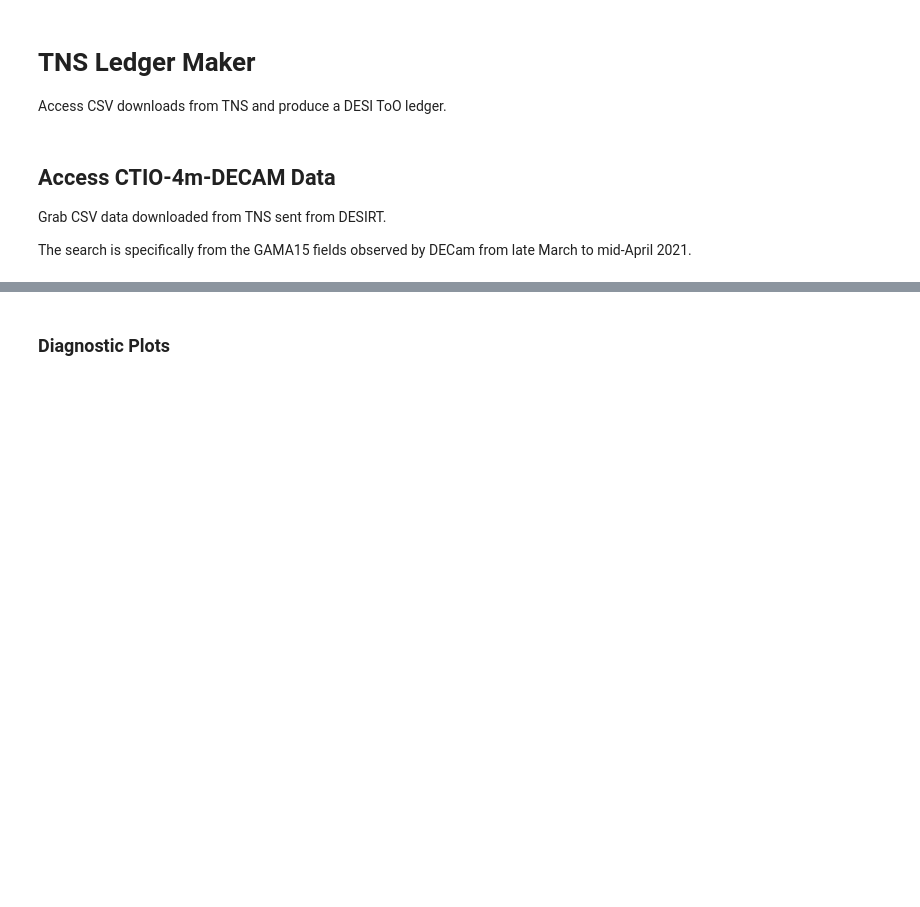
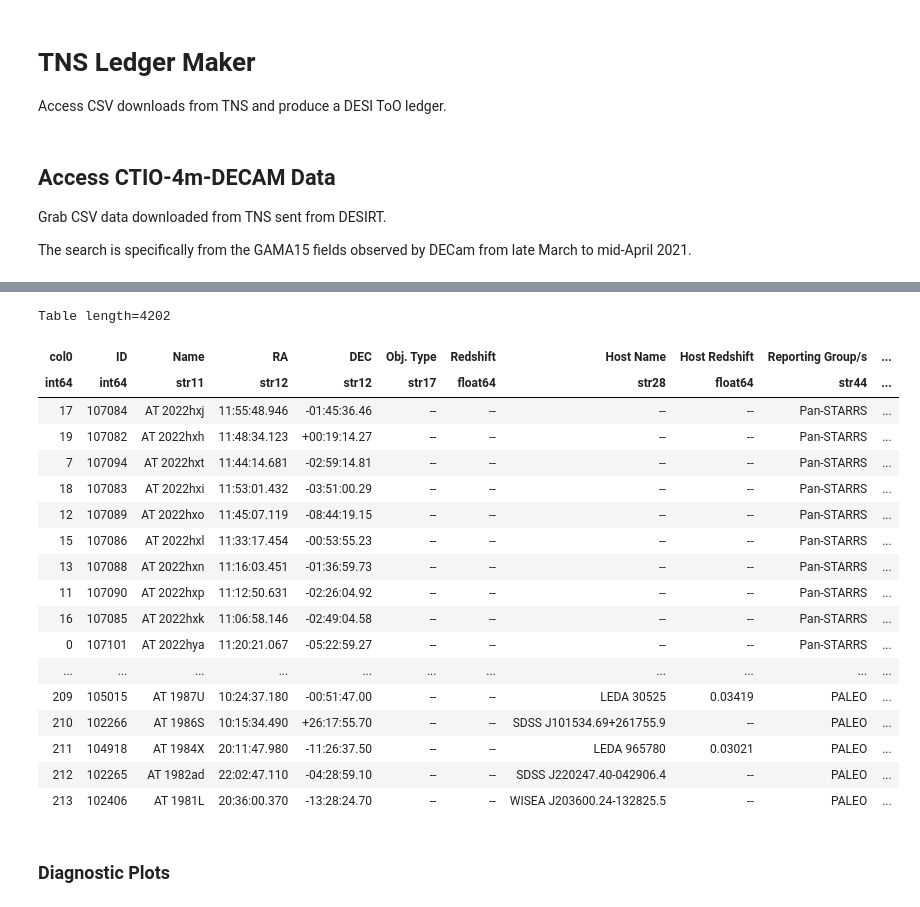
Before and after one commit to desihub/timedomain, a Jupyter notebook: too_ledgers/TNS_ledgermaker.ipynb, the cells around one changed output, grey strips where cells are left out. Saved outputs shown, nothing was run; the diff lists cells and outputs as text; code cells hidden in the pictures; blank space fills up the shorter version.

```diff
--- a/too_ledgers/TNS_ledgermaker.ipynb
+++ b/too_ledgers/TNS_ledgermaker.ipynb
@@ -54,3 +32,31 @@ Table length=276
+# %%
+# Cut out masked filters.
+select = ~data['Discovery Filter'].mask & ~data['Reporting Group/s'].mask
+data = data[select]
+data['Discovery Date (MJD)'] = Time(data['Discovery Date (UT)'], scale='utc').mjd
+data.sort('Discovery Date (MJD)', reverse=True)
+
+data
+# %% [output]
+Table length=4202
+| col0 | ID | Name | RA | DEC | Obj. Type | Redshift | Host Name | Host Redshift | Reporting Group/s | ... |
+| int64 | int64 | str11 | str12 | str12 | str17 | float64 | str28 | float64 | str44 | ... |
+| 17 | 107084 | AT 2022hxj | 11:55:48.946 | -01:45:36.46 | -- | -- | -- | -- | Pan-STARRS | ... |
+| 19 | 107082 | AT 2022hxh | 11:48:34.123 | +00:19:14.27 | -- | -- | -- | -- | Pan-STARRS | ... |
+| 7 | 107094 | AT 2022hxt | 11:44:14.681 | -02:59:14.81 | -- | -- | -- | -- | Pan-STARRS | ... |
+| 18 | 107083 | AT 2022hxi | 11:53:01.432 | -03:51:00.29 | -- | -- | -- | -- | Pan-STARRS | ... |
+| 12 | 107089 | AT 2022hxo | 11:45:07.119 | -08:44:19.15 | -- | -- | -- | -- | Pan-STARRS | ... |
+| 15 | 107086 | AT 2022hxl | 11:33:17.454 | -00:53:55.23 | -- | -- | -- | -- | Pan-STARRS | ... |
+| 13 | 107088 | AT 2022hxn | 11:16:03.451 | -01:36:59.73 | -- | -- | -- | -- | Pan-STARRS | ... |
+| 11 | 107090 | AT 2022hxp | 11:12:50.631 | -02:26:04.92 | -- | -- | -- | -- | Pan-STARRS | ... |
+| 16 | 107085 | AT 2022hxk | 11:06:58.146 | -02:49:04.58 | -- | -- | -- | -- | Pan-STARRS | ... |
+| 0 | 107101 | AT 2022hya | 11:20:21.067 | -05:22:59.27 | -- | -- | -- | -- | Pan-STARRS | ... |
+| ... | ... | ... | ... | ... | ... | ... | ... | ... | ... | ... |
+| 209 | 105015 | AT 1987U | 10:24:37.180 | -00:51:47.00 | -- | -- | LEDA 30525 | 0.03419 | PALEO | ... |
+| 210 | 102266 | AT 1986S | 10:15:34.490 | +26:17:55.70 | -- | -- | SDSS J101534.69+261755.9 | -- | PALEO | ... |
+| 211 | 104918 | AT 1984X | 20:11:47.980 | -11:26:37.50 | -- | -- | LEDA 965780 | 0.03021 | PALEO | ... |
+| 212 | 102265 | AT 1982ad | 22:02:47.110 | -04:28:59.10 | -- | -- | SDSS J220247.40-042906.4 | -- | PALEO | ... |
+| 213 | 102406 | AT 1981L | 20:36:00.370 | -13:28:24.70 | -- | -- | WISEA J203600.24-132825.5 | -- | PALEO | ... |
 # %% [markdown]
 ### Diagnostic Plots
 # %%
```
Also changed, not shown: parts of 14 cells of this notebook.
